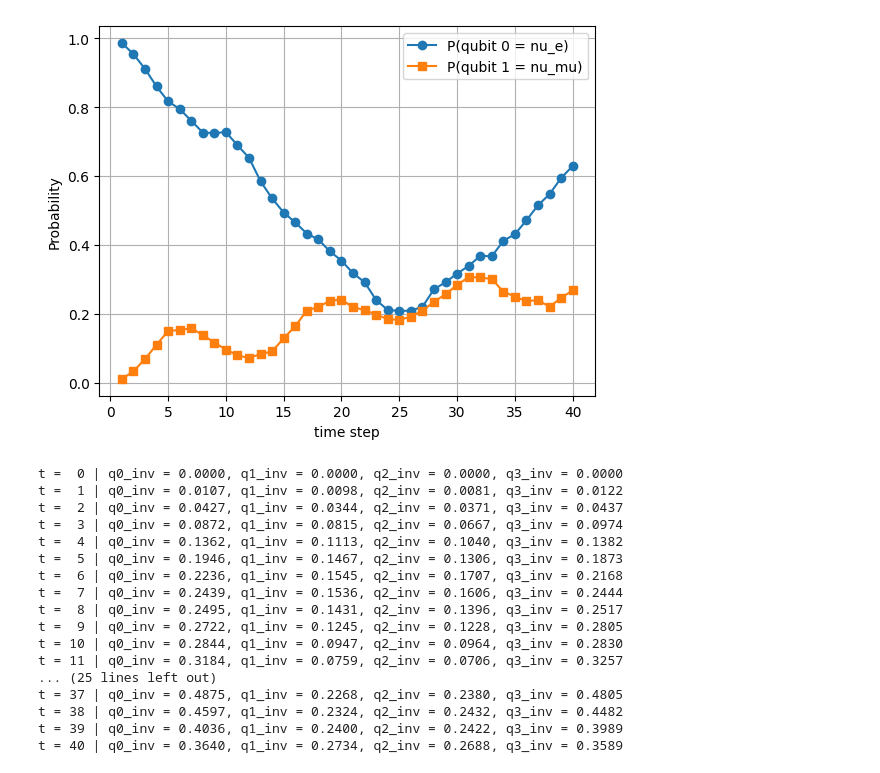
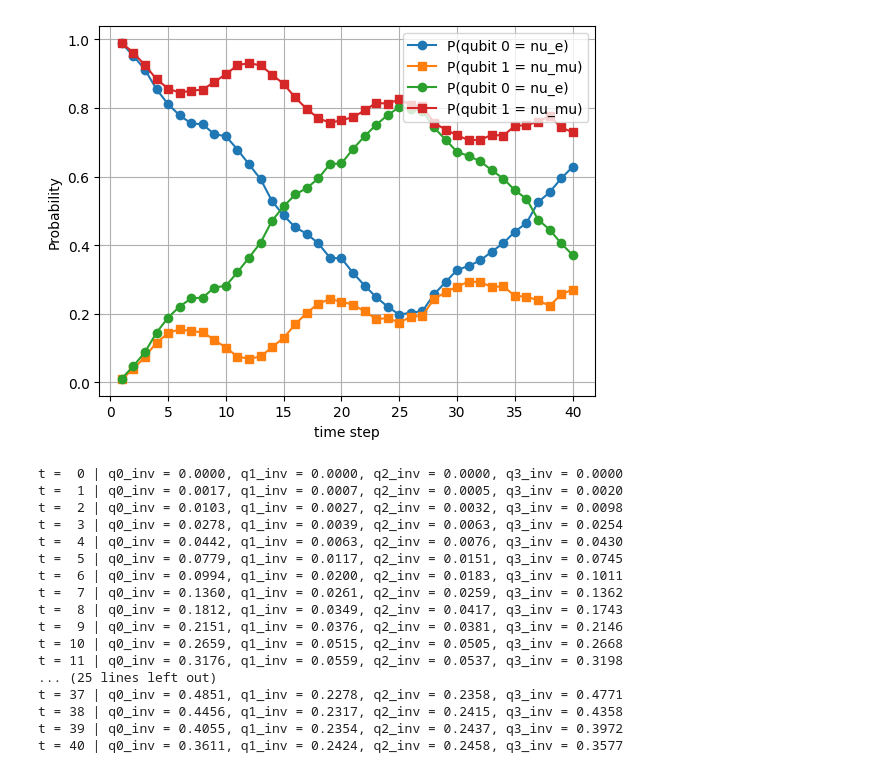
Before and after one commit to Ushakrhmn/Quantum-neutrino-Amol-Basu, a Jupyter notebook: Trapped_ion_general_N.ipynb, the cells around one changed output. Cells and saved outputs as stored; diff of their text form; code cells hidden in the pictures.

```diff
--- a/Trapped_ion_general_N.ipynb
+++ b/Trapped_ion_general_N.ipynb
@@ -160,17 +160,17 @@ t = 40, counts = {'0011': 305, '1100': 1677, '1000': 143, '1010': 504, '1110': 1
 # %%
 # plt.plot(times[1:], P_nue_q0_INV[1:], marker='o', label='P_inv(qubit 0 = nu_e)')
 # plt.plot(times[1:], P_numu_q1_INV[1:], marker='s', label='P_inv(qubit 1 = nu_mu)')
 plt.plot(times[1:], P_nue_q0[1:], marker='o', label='P(qubit 0 = nu_e)')
 plt.plot(times[1:], P_numu_q1[1:], marker='s', label='P(qubit 1 = nu_mu)')
-plt.plot(times[1:], P_nue_q2[1:], marker='o', label='P(qubit 0 = nu_e)')
-plt.plot(times[1:], P_numu_q3[1:], marker='s', label='P(qubit 1 = nu_mu)')
+plt.plot(times[1:], P_nue_q0_INV[1:], marker='o', label='P(qubit 0 = nu_e)')
+plt.plot(times[1:], P_numu_q1_INV[1:], marker='s', label='P(qubit 1 = nu_mu)')
 plt.xlabel('time step')
 plt.ylabel('Probability')
 plt.legend()
 plt.grid(True)
 plt.show()
 # %% [output]
-[figure, old version]
+[figure, new version]
 # %%
 import matplotlib.pyplot as plt
 from qiskit import transpile
@@ -187,7 +187,7 @@ n_steps_max = 40
 
 for n in range(n_steps_max + 1):
     qc=qc0.copy()
-    add_vacuum_evolution(qc, n=n, bx=bx, by=by, bz=bz, N=N)
+    #add_vacuum_evolution(qc, n=n, bx=bx, by=by, bz=bz, N=N)
     add_interaction_evolution(qc, n=n, J=J, N=N)
 #     tqc = transpile(qc, backend)
 #     counts = backend.run(tqc, shots=shots).result().get_counts()
@@ -221,22 +221,22 @@ for n in range(n_steps_max + 1):
     )
 # %% [output]
 t =  0 | q0_inv = 0.0000, q1_inv = 0.0000, q2_inv = 0.0000, q3_inv = 0.0000
-t =  1 | q0_inv = 0.0107, q1_inv = 0.0098, q2_inv = 0.0081, q3_inv = 0.0122
-t =  2 | q0_inv = 0.0427, q1_inv = 0.0344, q2_inv = 0.0371, q3_inv = 0.0437
-t =  3 | q0_inv = 0.0872, q1_inv = 0.0815, q2_inv = 0.0667, q3_inv = 0.0974
-t =  4 | q0_inv = 0.1362, q1_inv = 0.1113, q2_inv = 0.1040, q3_inv = 0.1382
-t =  5 | q0_inv = 0.1946, q1_inv = 0.1467, q2_inv = 0.1306, q3_inv = 0.1873
-t =  6 | q0_inv = 0.2236, q1_inv = 0.1545, q2_inv = 0.1707, q3_inv = 0.2168
-t =  7 | q0_inv = 0.2439, q1_inv = 0.1536, q2_inv = 0.1606, q3_inv = 0.2444
-t =  8 | q0_inv = 0.2495, q1_inv = 0.1431, q2_inv = 0.1396, q3_inv = 0.2517
-t =  9 | q0_inv = 0.2722, q1_inv = 0.1245, q2_inv = 0.1228, q3_inv = 0.2805
-t = 10 | q0_inv = 0.2844, q1_inv = 0.0947, q2_inv = 0.0964, q3_inv = 0.2830
-t = 11 | q0_inv = 0.3184, q1_inv = 0.0759, q2_inv = 0.0706, q3_inv = 0.3257
+t =  1 | q0_inv = 0.0017, q1_inv = 0.0007, q2_inv = 0.0005, q3_inv = 0.0020
+t =  2 | q0_inv = 0.0103, q1_inv = 0.0027, q2_inv = 0.0032, q3_inv = 0.0098
+t =  3 | q0_inv = 0.0278, q1_inv = 0.0039, q2_inv = 0.0063, q3_inv = 0.0254
+t =  4 | q0_inv = 0.0442, q1_inv = 0.0063, q2_inv = 0.0076, q3_inv = 0.0430
+t =  5 | q0_inv = 0.0779, q1_inv = 0.0117, q2_inv = 0.0151, q3_inv = 0.0745
+t =  6 | q0_inv = 0.0994, q1_inv = 0.0200, q2_inv = 0.0183, q3_inv = 0.1011
+t =  7 | q0_inv = 0.1360, q1_inv = 0.0261, q2_inv = 0.0259, q3_inv = 0.1362
+t =  8 | q0_inv = 0.1812, q1_inv = 0.0349, q2_inv = 0.0417, q3_inv = 0.1743
+t =  9 | q0_inv = 0.2151, q1_inv = 0.0376, q2_inv = 0.0381, q3_inv = 0.2146
+t = 10 | q0_inv = 0.2659, q1_inv = 0.0515, q2_inv = 0.0505, q3_inv = 0.2668
+t = 11 | q0_inv = 0.3176, q1_inv = 0.0559, q2_inv = 0.0537, q3_inv = 0.3198
 ... (25 lines left out)
-t = 37 | q0_inv = 0.4875, q1_inv = 0.2268, q2_inv = 0.2380, q3_inv = 0.4805
-t = 38 | q0_inv = 0.4597, q1_inv = 0.2324, q2_inv = 0.2432, q3_inv = 0.4482
-t = 39 | q0_inv = 0.4036, q1_inv = 0.2400, q2_inv = 0.2422, q3_inv = 0.3989
-t = 40 | q0_inv = 0.3640, q1_inv = 0.2734, q2_inv = 0.2688, q3_inv = 0.3589
+t = 37 | q0_inv = 0.4851, q1_inv = 0.2278, q2_inv = 0.2358, q3_inv = 0.4771
+t = 38 | q0_inv = 0.4456, q1_inv = 0.2317, q2_inv = 0.2415, q3_inv = 0.4358
+t = 39 | q0_inv = 0.4055, q1_inv = 0.2354, q2_inv = 0.2437, q3_inv = 0.3972
+t = 40 | q0_inv = 0.3611, q1_inv = 0.2424, q2_inv = 0.2458, q3_inv = 0.3577
 # %%
 for q in range(N):
     plt.plot(times, P_inv[q], marker='o', label=f'qubit {q}')
```
Also changed, not shown: parts of 4 cells of this notebook, 3 other files.
